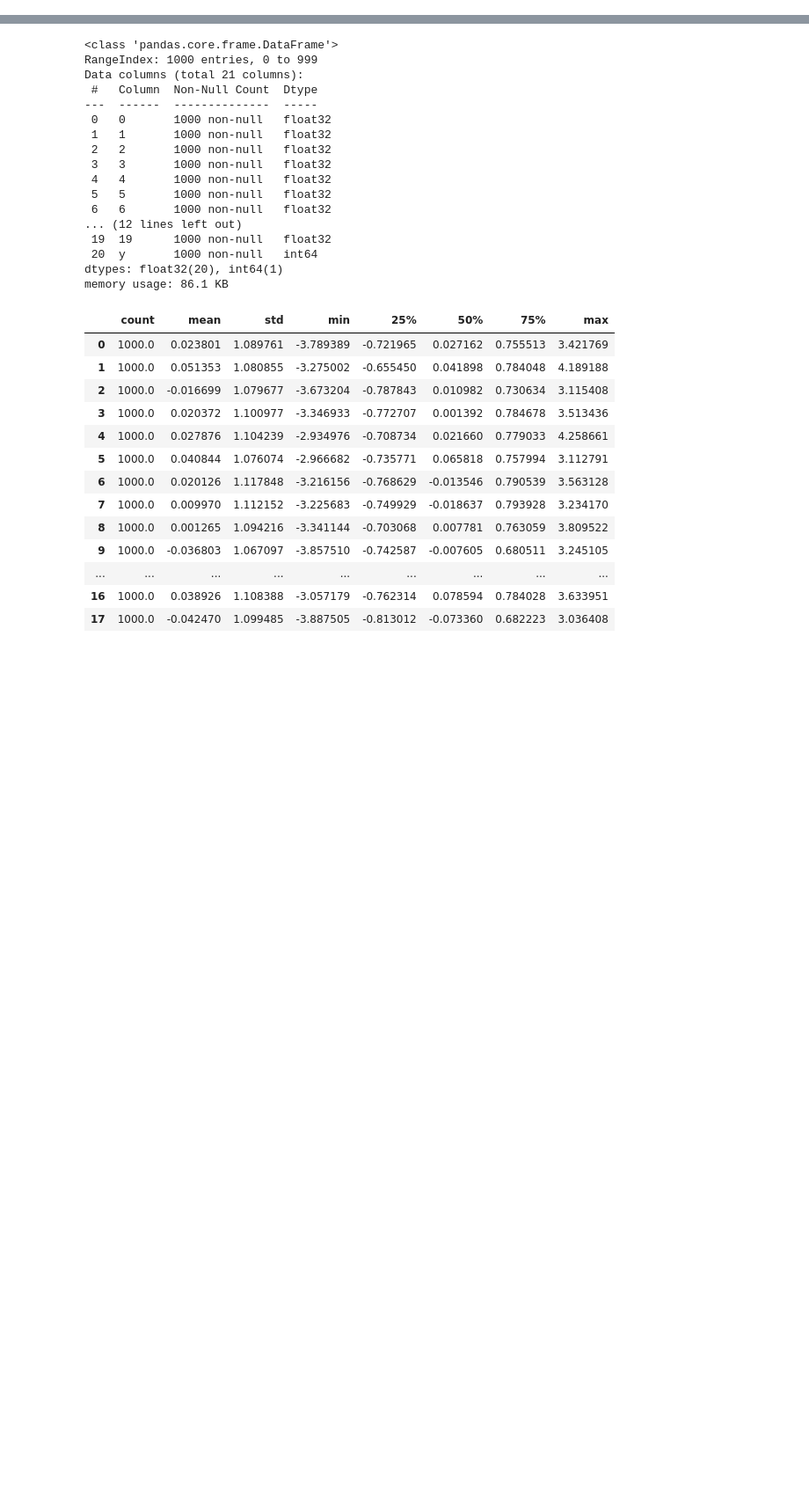
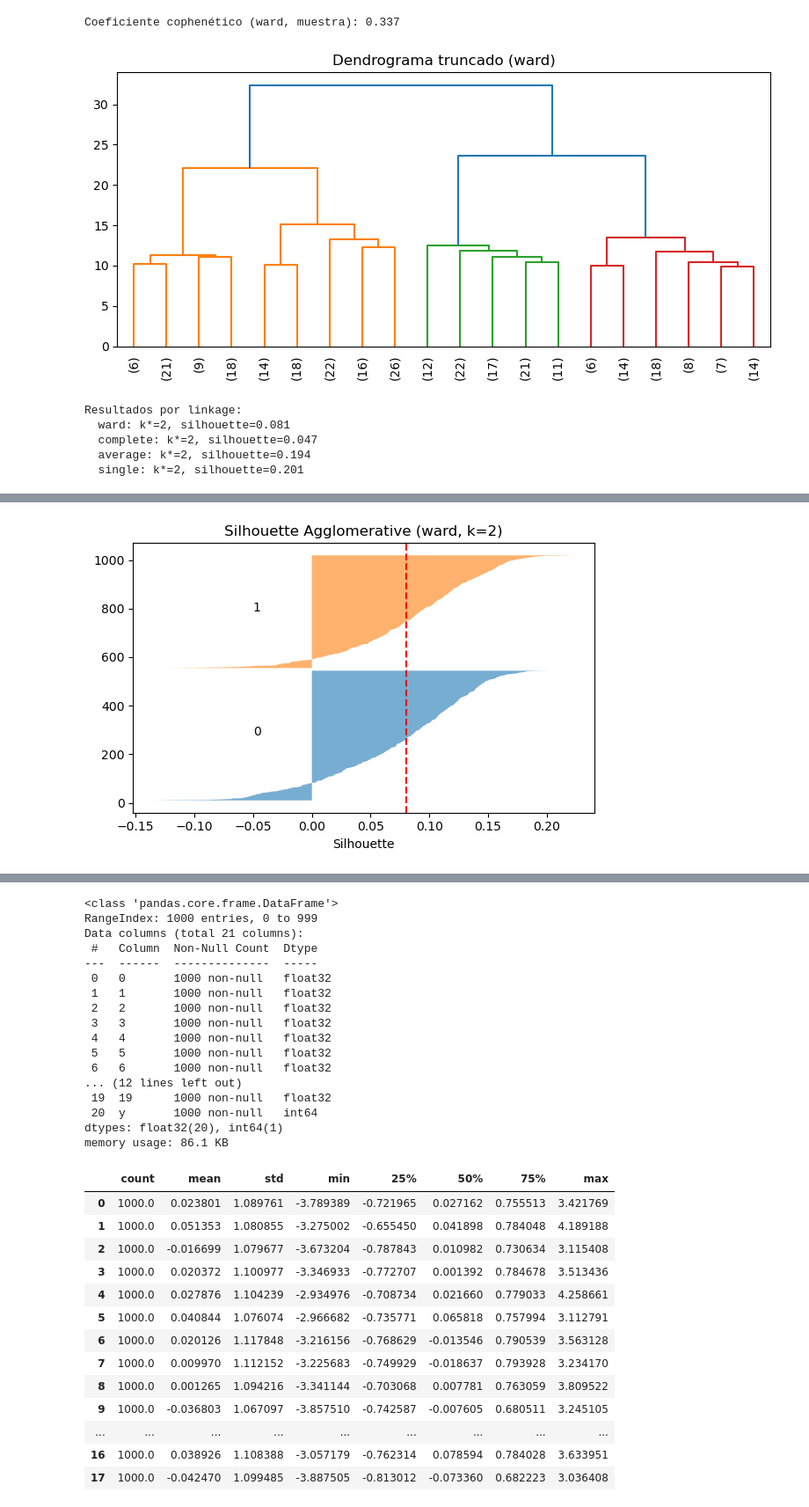
Before and after one commit to criss201x/hierarchical_Clustering_for_Dummies, a Jupyter notebook: unified_clustering_techniques.ipynb, the cells around one changed output, grey strips where cells are left out. Shown at 88% size. Drawn from its saved outputs; the diff is of its cells as text; code cells hidden in the pictures; blank space fills up the shorter version.

```diff
--- a/unified_clustering_techniques.ipynb
+++ b/unified_clustering_techniques.ipynb
@@ -17,0 +226,64 @@ y_train = np.asarray(m["y_entrena"]).reshape(-1).astype(np.int64)
+# %%
+import numpy as np
+import matplotlib.pyplot as plt
+import pandas as pd
+from IPython.display import display
+from scipy.cluster.hierarchy import linkage, dendrogram, cophenet
+from scipy.spatial.distance import pdist
+from sklearn.cluster import AgglomerativeClustering
+
+# Dendrograma (muestra para no saturar gráficos)
+rng = np.random.RandomState(42)
+idx = rng.choice(X_rep_train.shape[0], size=min(300, X_rep_train.shape[0]), replace=False)
+Z = linkage(X_rep_train[idx], method='ward')
+coph, _ = cophenet(Z, pdist(X_rep_train[idx]))
+print('Coeficiente cophenético (ward, muestra):', round(coph,3))
+
+plt.figure(figsize=(8,4))
+dendrogram(Z, p=20, truncate_mode='lastp', leaf_rotation=90, leaf_font_size=10)
+plt.title('Dendrograma truncado (ward)'); plt.tight_layout(); plt.show()
+
+# Evaluación de varios linkages y k
+def fit_agglom(method, k):
+    try:
+        return AgglomerativeClustering(n_clusters=k, linkage=method, metric='euclidean')
+    except TypeError:
+        return AgglomerativeClustering(n_clusters=k, linkage=method, affinity='euclidean')
+
+agg_results = []
+best = {}
+for method in ['ward', 'complete', 'average', 'single']:
+    scores=[]
+    for k in range(2, 11):
+        model = fit_agglom(method, k)
+        labels = model.fit_predict(X_rep_train)
+        m = eval_clustering(X_rep_train, labels, y_true=(y_work if 'y_work' in globals() else None),
+                            name=f'{method}-{k}', ignore_noise=False)
+        agg_results.append(m)
+        scores.append((k, m['silhouette'], labels))
+    k_star, s_star, labels_star = max(scores, key=lambda t: (t[1] if not np.isnan(t[1]) else -1))
+    best[method] = (k_star, s_star, labels_star)
+
+print('Resultados por linkage:')
+for method,(k_star, s_star, _) in best.items():
+    print(f'  {method}: k*={k_star}, silhouette={s_star:.3f}')
+
+agg_results_df = pd.DataFrame(agg_results)
+display(agg_results_df)
+
+# Visualizar mejor ward por defecto
+k_star, s_star, labels_star = best['ward']
+plot_silhouette(X_rep_train, labels_star, title=f'Silhouette Agglomerative (ward, k={k_star})')
+
+plt.figure(figsize=(6,5))
+plt.scatter(X_pca2[:,0], X_pca2[:,1], c=labels_star, s=10, cmap='tab10')
+plt.title(f'Agglomerative (ward, k={k_star}) en PCA2')
+plt.tight_layout(); plt.show()
+# %% [output]
+Coeficiente cophenético (ward, muestra): 0.337
+[figure, added]
+Resultados por linkage:
+  ward: k*=2, silhouette=0.081
+  complete: k*=2, silhouette=0.047
+  average: k*=2, silhouette=0.194
+  single: k*=2, silhouette=0.201
@@ -17,0 +307 @@ y_train = np.asarray(m["y_entrena"]).reshape(-1).astype(np.int64)
+[figure, added]
```
Also changed, not shown: parts of 34 cells of this notebook, 4 other files.
